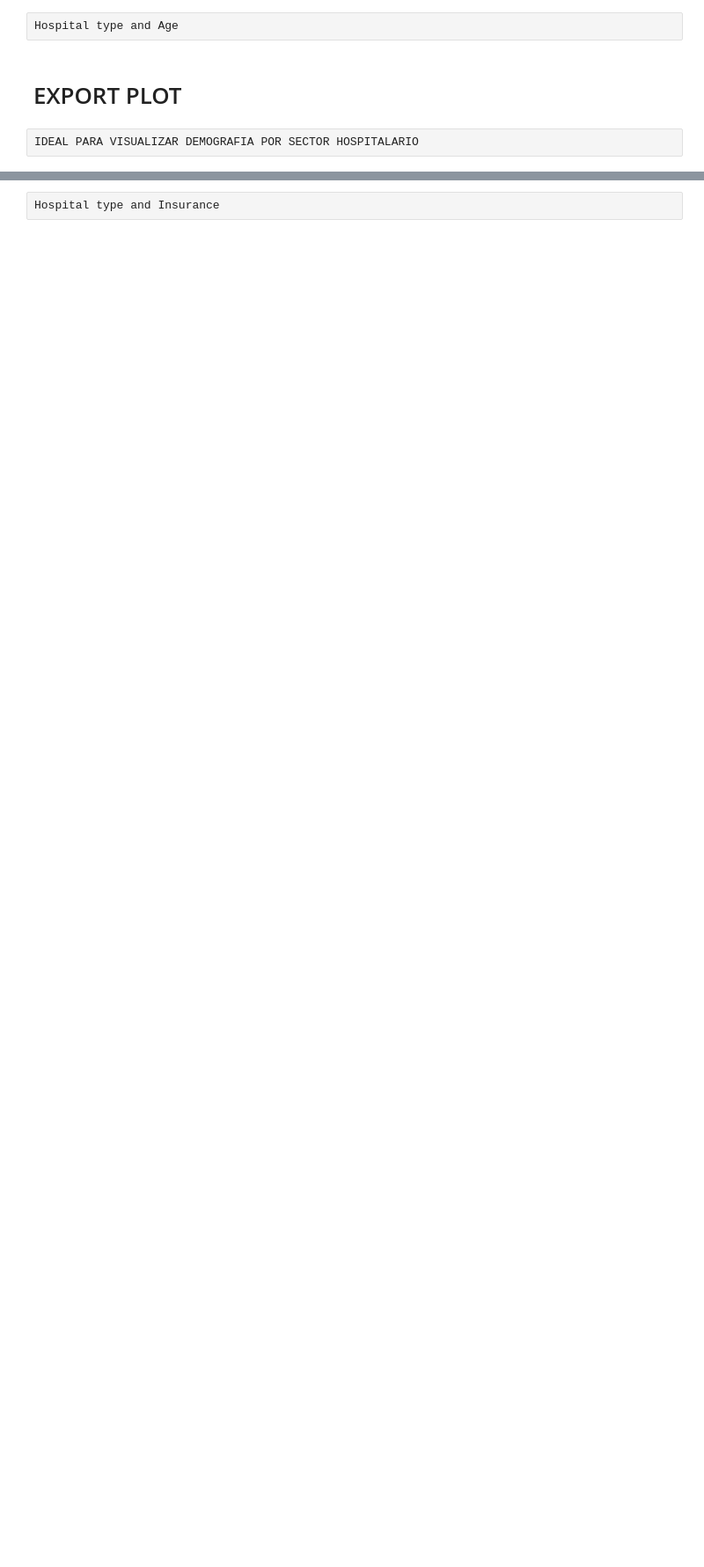
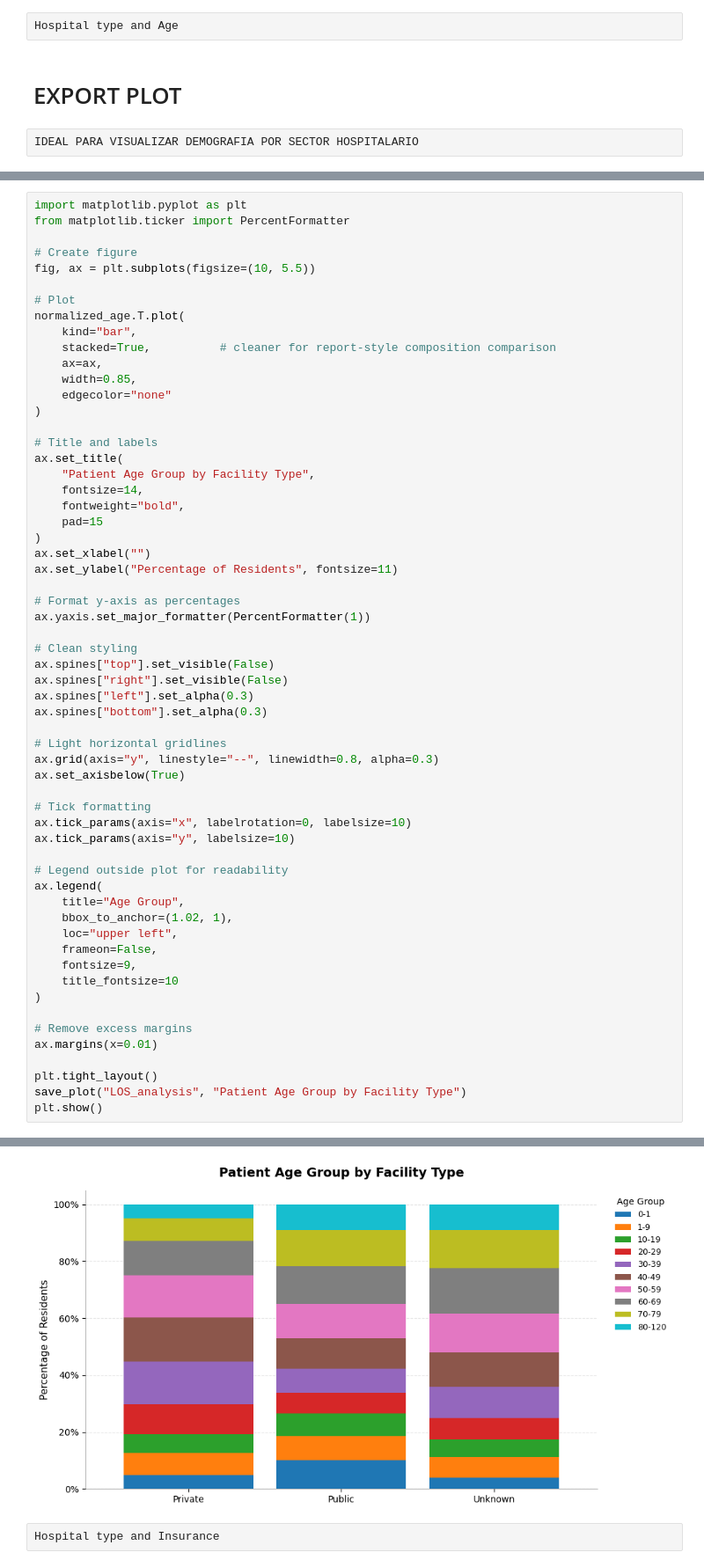
Before and after one commit to mirkopodunavak1996/EDAHospDischarges_Chile2001-2024, a Jupyter notebook: notebooks/General_Analysis_2001-2024_Bivariate(2).ipynb, the cells around one changed output, grey strips where cells are left out. Shown at 88% size. Cells and saved outputs as stored; diff of their text form; blank space fills up the shorter version.

```diff
--- a/notebooks/General_Analysis_2001-2024_Bivariate(2).ipynb
+++ b/notebooks/General_Analysis_2001-2024_Bivariate(2).ipynb
@@ -552,0 +637,60 @@ Text(0.5, 1.0, 'Age Distribution by Facility Type (Normalized)')
+# %%
+import matplotlib.pyplot as plt
+from matplotlib.ticker import PercentFormatter
+
+# Create figure
+fig, ax = plt.subplots(figsize=(10, 5.5))
+
+# Plot
+normalized_age.T.plot(
+    kind="bar",
+    stacked=True,          # cleaner for report-style composition comparison
+    ax=ax,
+    width=0.85,
+    edgecolor="none"
+)
+
+# Title and labels
+ax.set_title(
+    "Patient Age Group by Facility Type",
+    fontsize=14,
+    fontweight="bold",
+    pad=15
+)
+ax.set_xlabel("")
+ax.set_ylabel("Percentage of Residents", fontsize=11)
+
+# Format y-axis as percentages
+ax.yaxis.set_major_formatter(PercentFormatter(1))
+
+# Clean styling
+ax.spines["top"].set_visible(False)
+ax.spines["right"].set_visible(False)
+ax.spines["left"].set_alpha(0.3)
+ax.spines["bottom"].set_alpha(0.3)
+
+# Light horizontal gridlines
+ax.grid(axis="y", linestyle="--", linewidth=0.8, alpha=0.3)
+ax.set_axisbelow(True)
+
+# Tick formatting
+ax.tick_params(axis="x", labelrotation=0, labelsize=10)
+ax.tick_params(axis="y", labelsize=10)
+
+# Legend outside plot for readability
+ax.legend(
+    title="Age Group",
+    bbox_to_anchor=(1.02, 1),
+    loc="upper left",
+    frameon=False,
+    fontsize=9,
+    title_fontsize=10
+)
+
+# Remove excess margins
+ax.margins(x=0.01)
+
+plt.tight_layout()
+save_plot("LOS_analysis", "Patient Age Group by Facility Type")
+plt.show()
+# %% [output]
@@ -553,2 +698,3 @@ Text(0.5, 1.0, 'Age Distribution by Facility Type (Normalized)')
+[figure, added]
 # %% [raw]
 Hospital type and Insurance
```
Also changed, not shown: parts of 61 cells of this notebook.
